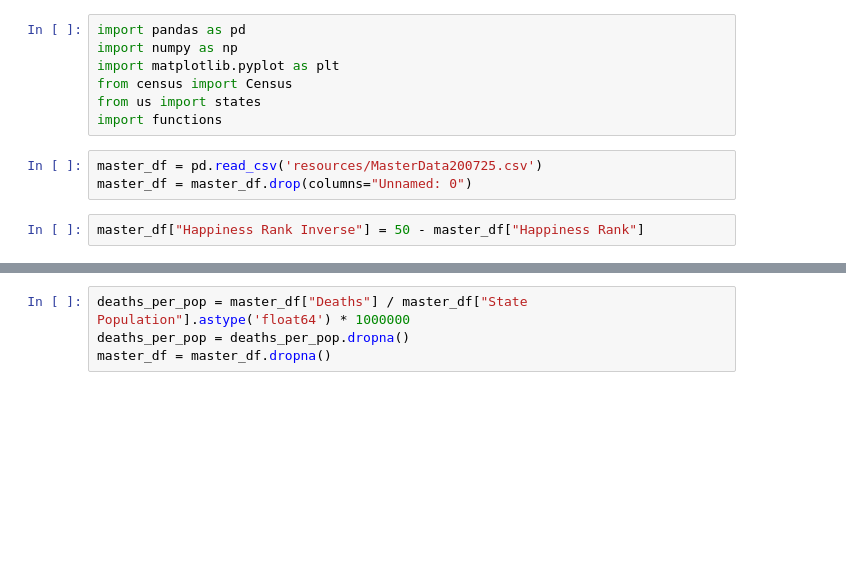
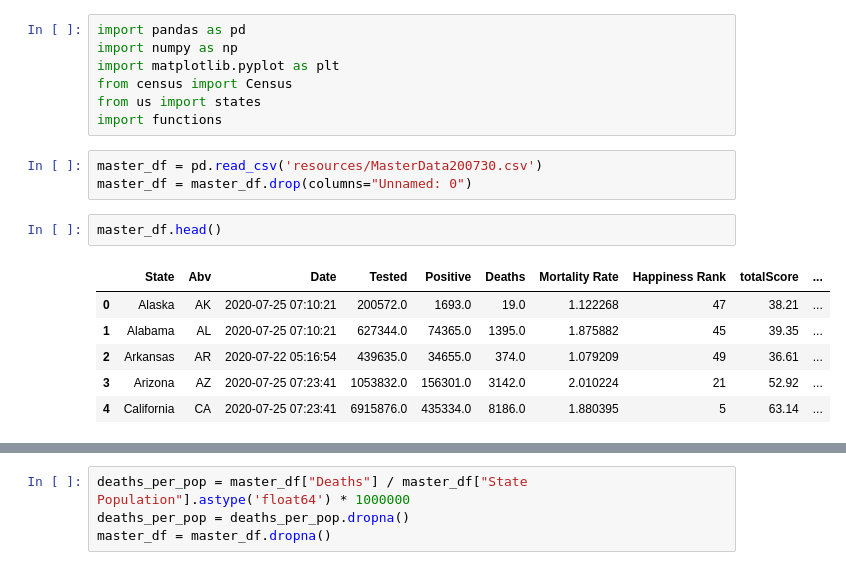
Before and after one commit to arerickson28/happiness_during_corona, a Jupyter notebook: Main_OverallRank_Ali.ipynb, the cells around one changed output, grey strips where cells are left out. Drawn from its saved outputs; the diff is of its cells as text; blank space fills up the shorter version.

```diff
--- a/Main_OverallRank_Ali.ipynb
+++ b/Main_OverallRank_Ali.ipynb
@@ -6,10 +6,17 @@ from census import Census
 from us import states
 import functions
 # %%
-master_df = pd.read_csv('resources/MasterData200725.csv')
+master_df = pd.read_csv('resources/MasterData200730.csv')
 master_df = master_df.drop(columns="Unnamed: 0")
-# %%
-master_df["Happiness Rank Inverse"] = 50 - master_df["Happiness Rank"]
+# %%
+master_df.head()
+# %% [output]
+|  | State | Abv | Date | Tested | Positive | Deaths | Mortality Rate | Happiness Rank | totalScore | ... |
+| 0 | Alaska | AK | 2020-07-25 07:10:21 | 200572.0 | 1693.0 | 19.0 | 1.122268 | 47 | 38.21 | ... |
+| 1 | Alabama | AL | 2020-07-25 07:10:21 | 627344.0 | 74365.0 | 1395.0 | 1.875882 | 45 | 39.35 | ... |
+| 2 | Arkansas | AR | 2020-07-22 05:16:54 | 439635.0 | 34655.0 | 374.0 | 1.079209 | 49 | 36.61 | ... |
+| 3 | Arizona | AZ | 2020-07-25 07:23:41 | 1053832.0 | 156301.0 | 3142.0 | 2.010224 | 21 | 52.92 | ... |
+| 4 | California | CA | 2020-07-25 07:23:41 | 6915876.0 | 435334.0 | 8186.0 | 1.880395 | 5 | 63.14 | ... |
 # %%
 # Scatter Plot
 # Make xtick labels = State names
```
Also changed, not shown: parts of 6 cells of this notebook, 1 other file.
